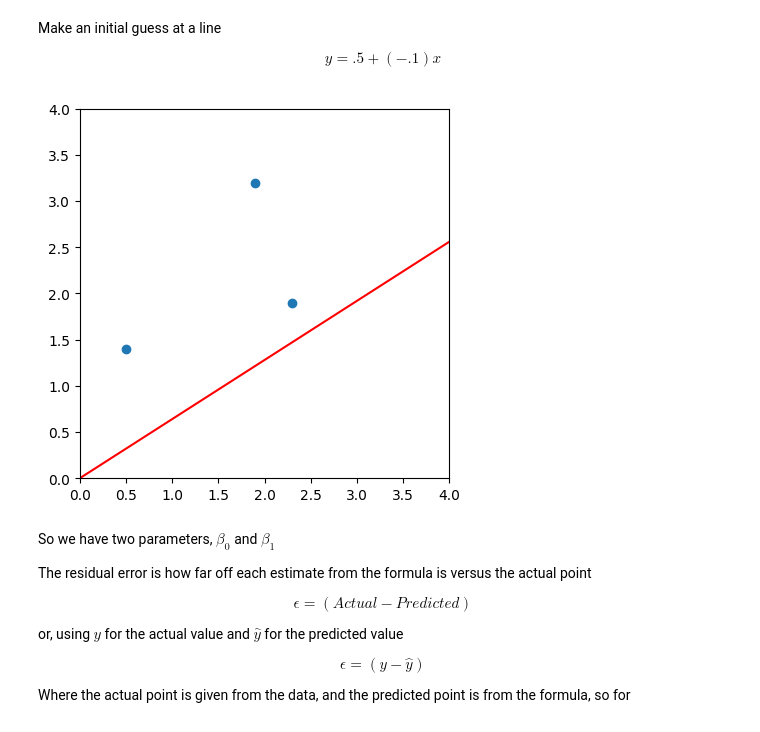
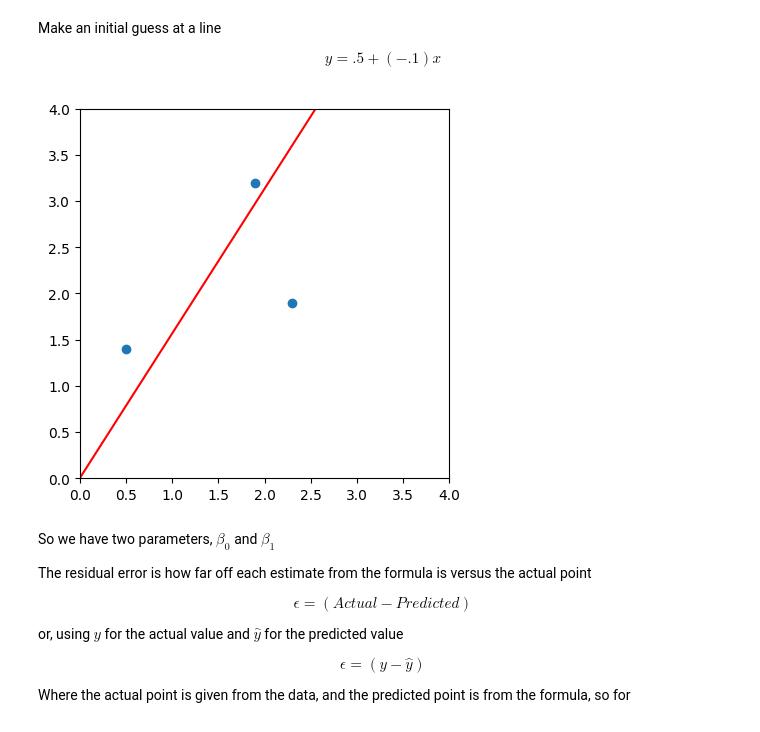
Before and after one commit to skatmeister/airflowkubernetes, a Jupyter notebook: gradientdescent.ipynb, the cells around one changed output. Drawn from its saved outputs; the diff is of its cells as text; code cells hidden in the pictures.

```diff
--- a/gradientdescent.ipynb
+++ b/gradientdescent.ipynb
@@ -10,8 +10,8 @@ $$
 import numpy as np
 import matplotlib.pyplot as plt
 
-x=[0.5, 2.3, 1.9]
-y=[1.4, 1.9, 3.2]
+x=np.array([0.5, 2.3, 1.9])
+y=np.array([1.4, 1.9, 3.2])
 
 plt.scatter(x, y)
 ax = plt.gca()
@@ -20,7 +20,6 @@ ax.set_xlim(left=0, right=4)
 ax = plt.gca()
 ax.set_aspect('equal', adjustable='box')
 plt.show()
-# points = [[0.5,1.4],[2.3,1.9],[2.9,3.2]]
 # %% [output]
 [figure]
 # %% [markdown]
@@ -31,23 +30,22 @@ y = .5 + (-.1) x
 $$
 # %%
 # initial guess at b0 and b1
-b0 = 0
-b1 = 1
+b = np.array([0,x.mean()])
 # find the endpoints of the line using these
-x0 = 0
-x1 = 4
-y0 = b0 + b1 * x0
-y1 = b0 + b1 * x1
+xleft  = 0
+xright = 4
+ybot = b[0] + b[1] * xleft
+ytop = b[0] + b[1] * xright
 plt.scatter(x, y)
-plt.plot([x0,x1], [y0, y1], color='red')
+plt.plot([xleft, xright], [ybot, ytop], color='red')
 ax = plt.gca()
 ax.set_ylim(bottom=0, top=4)
 ax.set_xlim(left=0, right=4)
 ax = plt.gca()
 ax.set_aspect('equal', adjustable='box')
 plt.show()
 # %% [output]
-[figure, old version]
+[figure, new version]
 # %% [markdown]
 So we have two parameters, $\beta_0$ and $\beta_1$
 
```
Also changed, not shown: parts of 16 cells of this notebook.
